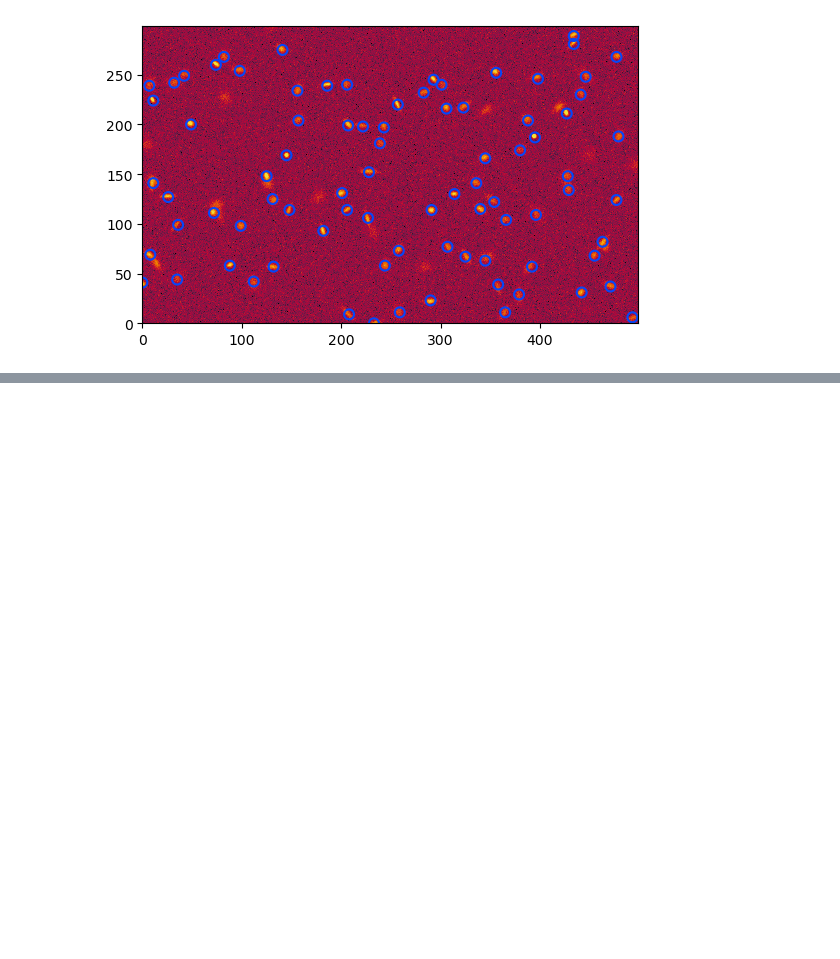
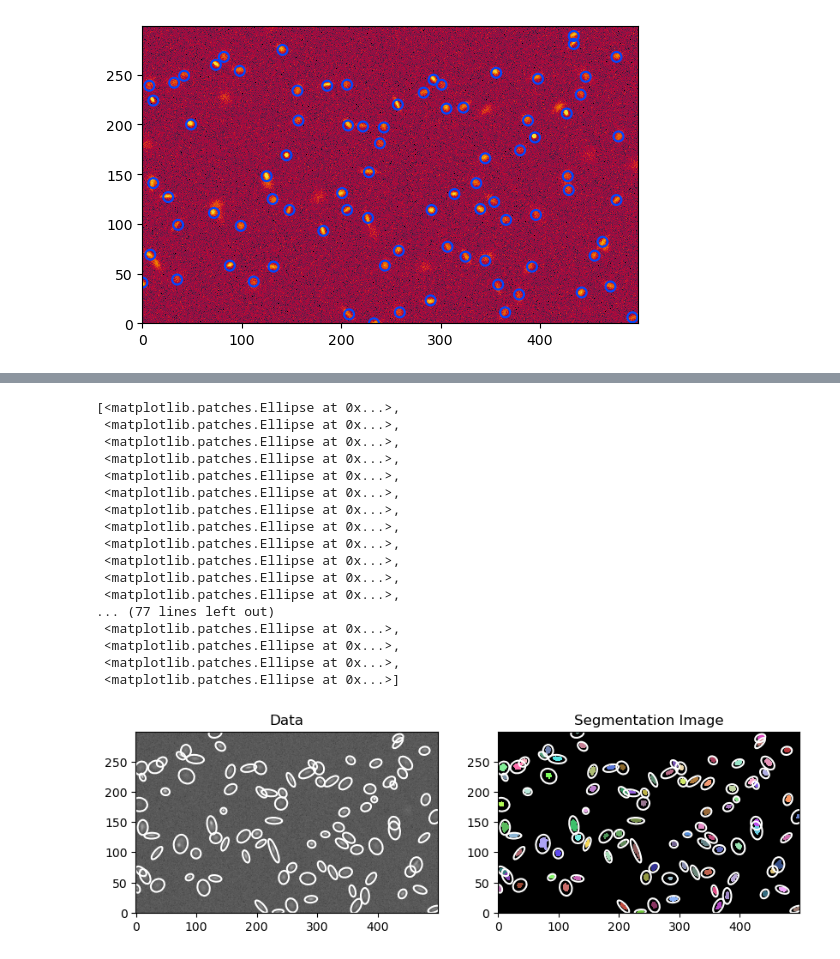
Before and after one commit to devkhullar/Tutorials, a Jupyter notebook: Photutils.ipynb, the cells around one changed output, grey strips where cells are left out. Saved outputs shown, nothing was run; the diff lists cells and outputs as text; code cells hidden in the pictures; blank space fills up the shorter version.

```diff
--- a/Photutils.ipynb
+++ b/Photutils.ipynb
@@ -149,0 +263,31 @@ plt.ylim(0, data.shape[0] - 1)
+# %%
+# Calculate Kron Apertures (based on the
+# shape of each source) on the data
+norm = simple_norm(data=data, stretch='sqrt')
+fig, ax = plt.subplots(1, 2, figsize=(10, 12.5))
+ax[0].imshow(data, origin='lower', cmap='Greys_r', norm=norm)
+ax[0].set_title('Data')
+ax[1].imshow(segm_deblend, origin='lower', cmap=segm_deblend.cmap,
+            interpolation='nearest')
+ax[1].set_title('Segmentation Image')
+cat.plot_kron_apertures(ax=ax[0], color='white', lw=1.5)
+cat.plot_kron_apertures(ax=ax[1], color='white', lw=1.5)
+# %% [output]
+[<matplotlib.patches.Ellipse at 0x...>,
+ <matplotlib.patches.Ellipse at 0x...>,
+ <matplotlib.patches.Ellipse at 0x...>,
+ <matplotlib.patches.Ellipse at 0x...>,
+ <matplotlib.patches.Ellipse at 0x...>,
+ <matplotlib.patches.Ellipse at 0x...>,
+ <matplotlib.patches.Ellipse at 0x...>,
+ <matplotlib.patches.Ellipse at 0x...>,
+ <matplotlib.patches.Ellipse at 0x...>,
+ <matplotlib.patches.Ellipse at 0x...>,
+ <matplotlib.patches.Ellipse at 0x...>,
+ <matplotlib.patches.Ellipse at 0x...>,
+... (77 lines left out)
+ <matplotlib.patches.Ellipse at 0x...>,
+ <matplotlib.patches.Ellipse at 0x...>,
+ <matplotlib.patches.Ellipse at 0x...>,
+ <matplotlib.patches.Ellipse at 0x...>]
+[figure, added]
```
Also changed, not shown: parts of 40 cells of this notebook, 1 other file.
